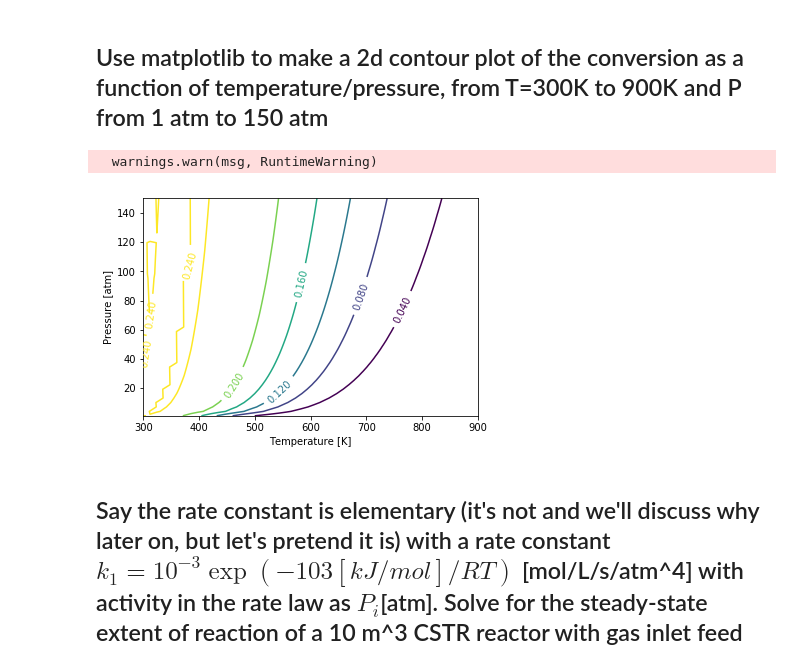
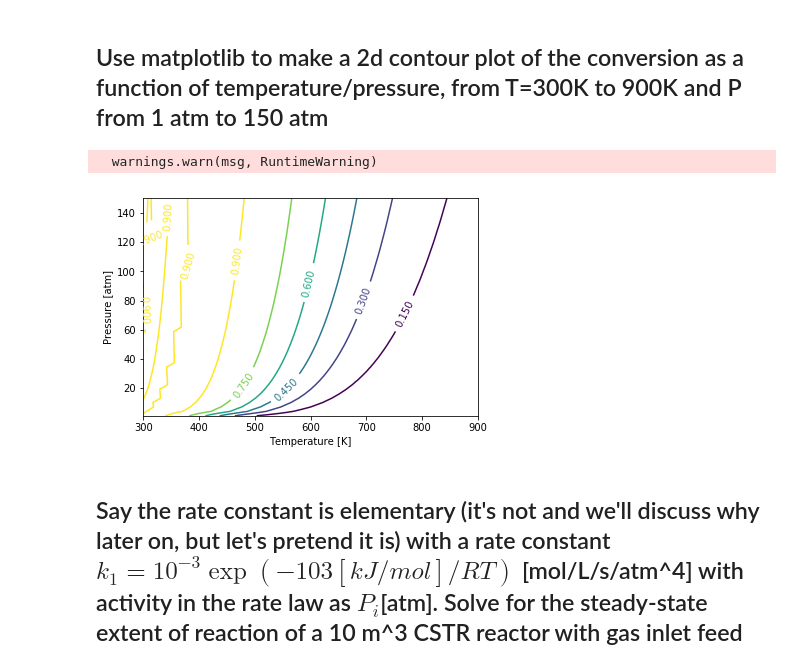
Before and after one commit to vikeinstein/f18-06625, a Jupyter notebook: assignments/HW5_solution.ipynb, the cells around one changed output. Drawn from its saved outputs; the diff is of its cells as text; code cells hidden in the pictures.

```diff
--- a/assignments/HW5_solution.ipynb
+++ b/assignments/HW5_solution.ipynb
@@ -172,23 +172,23 @@ The Gibbs free energy is minimized at xi = 0.1153 mol
 # %%
 Tspan = np.linspace(300,900)
 Pspan = np.linspace(1,150)
 T, P = np.meshgrid(Tspan, Pspan)
 
 @np.vectorize
 def solve_extent(T,P):
     sol, = fsolve(G_tot, xi_guess,args=(T,P,))
     return sol
 
 xi = solve_extent(T,P)
 
-CS = plt.contour(Tspan,Pspan,xi)
+CS = plt.contour(Tspan,Pspan,xi/0.25)
 plt.clabel(CS,inline=1, fontsize=10)
 plt.xlabel('Temperature [K]')
 plt.ylabel('Pressure [atm]')
 plt.show()
 # %% [output]
   warnings.warn(msg, RuntimeWarning)
-[figure, old version]
+[figure, new version]
 # %% [markdown]
 ## Say the rate constant is elementary (it's not and we'll discuss why later on, but let's pretend it is) with a rate constant $k_1=10^{-3} \exp(-103 [kJ/mol] / RT)$ [mol/L/s/atm^4] with activity in the rate law as $P_i$[atm]. Solve for the steady-state extent of reaction of a 10 m^3 CSTR reactor with gas inlet feed of 3:1 H2:N2 at 1mol/s total. Assume a pressure of 100 atm, which is about typical for industrial Haber-Bosch reactors, and a temperature of 650K.
 # %%
```
Also changed, not shown: parts of 3 cells of this notebook.
